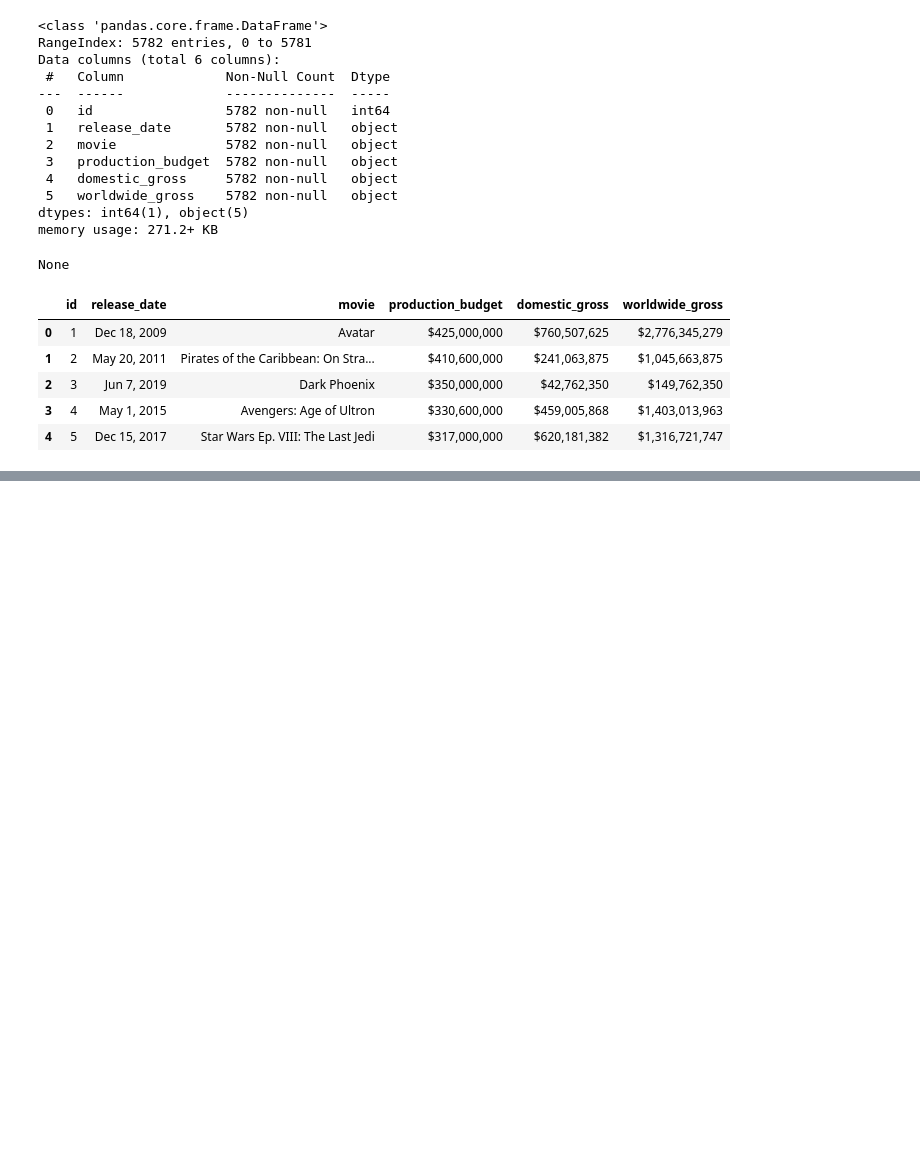
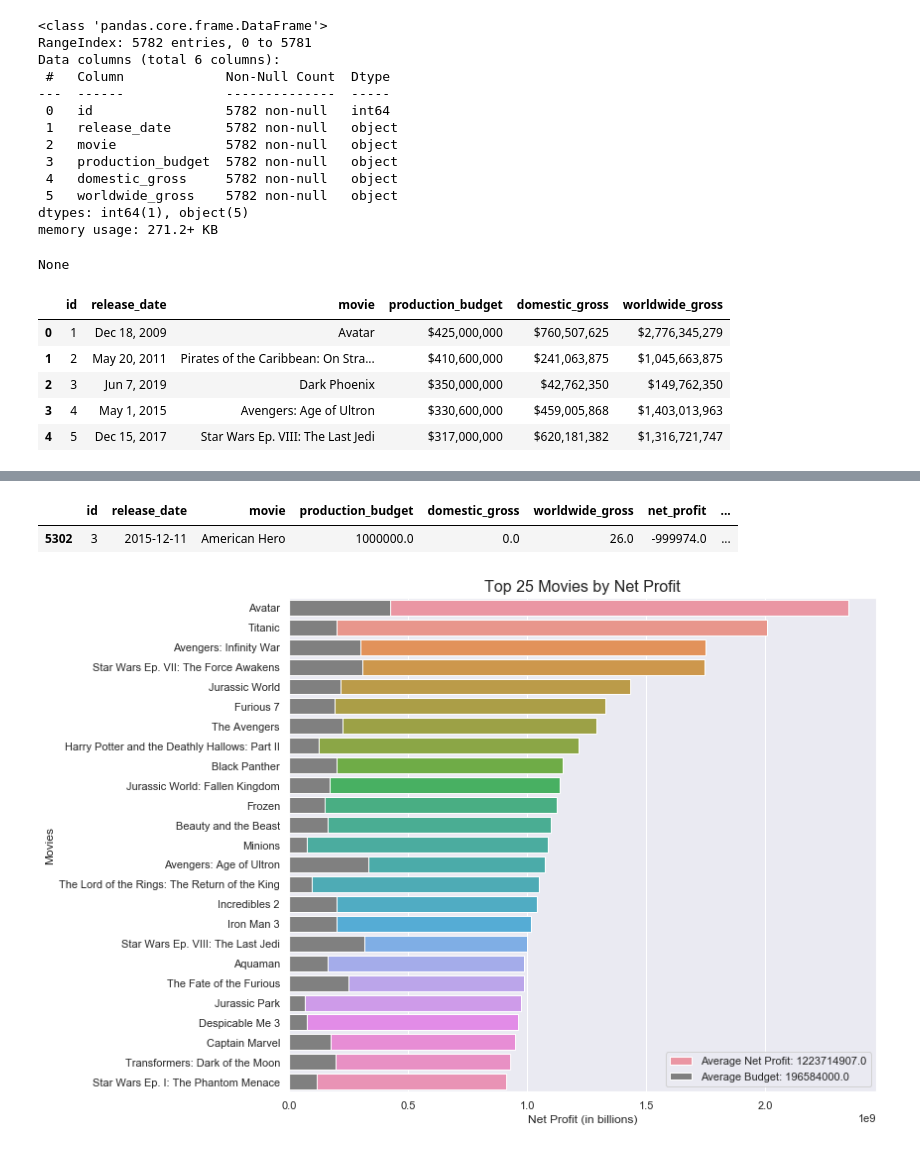
Before and after one commit to dbarth411/Explorory-Data-Analysis-Movie-Industry, a Jupyter notebook: student.ipynb, the cells around one changed output, grey strips where cells are left out. Drawn from its saved outputs; the diff is of its cells as text; code cells hidden in the pictures; blank space fills up the shorter version.

Commit message:
Movie Industry Analysis

```diff
--- a/student.ipynb
+++ b/student.ipynb
@@ -684,0 +688,5 @@ Index(['id', 'release_date', 'movie', 'production_budget', 'domestic_gross',
+# %%
+#Convert release_date to datetime format
+movie_budgets_df['release_date'] = pd.to_datetime(movie_budgets_df['release_date'])
+#Ensure changes worked
+movie_budgets_df.info()
@@ -684,0 +707,4 @@ Index(['id', 'release_date', 'movie', 'production_budget', 'domestic_gross',
+# %%
+#Drop any duplicates
+movie_budgets_df.drop_duplicates(subset=['movie', 'release_date'], keep='first', inplace=True)
+movie_budgets_df.info()
@@ -684,0 +727,7 @@ Index(['id', 'release_date', 'movie', 'production_budget', 'domestic_gross',
+# %%
+#Create two new columns: gross_profit and profit_margin (Drop any movies with 0 gross revenue)
+movie_budgets_df['net_profit'] = movie_budgets_df['worldwide_gross'] - movie_budgets_df['production_budget']
+movie_budgets_df['profit_margin'] = round(movie_budgets_df['net_profit'] / movie_budgets_df['worldwide_gross'], 4)
+movie_budgets_df.profit_margin.replace(-np.inf, np.nan, inplace=True)
+movie_budgets_df.dropna(inplace=True)
+movie_budgets_df.head()
@@ -684,0 +741,24 @@ Index(['id', 'release_date', 'movie', 'production_budget', 'domestic_gross',
+# %%
+movie_budgets_df[movie_budgets_df['profit_margin'] == movie_budgets_df.profit_margin.min()]
+# %% [output]
+|  | id | release_date | movie | production_budget | domestic_gross | worldwide_gross | net_profit | ... |
+| 5302 | 3 | 2015-12-11 | American Hero | 1000000.0 | 0.0 | 26.0 | -999974.0 | ... |
+# %%
+#Sort by gross_profit to see most successful movies
+top_25_net_profit = movie_budgets_df.sort_values(by='net_profit', ascending=False)[:25]
+# %%
+plt.figure(figsize=(12, 8))
+sns.set(style='darkgrid')
+sns.barplot(top_25_net_profit['net_profit'], top_25_net_profit['movie'],
+            label='Average Net Profit: {}'.format(round(top_25_net_profit['net_profit'].mean(), 0)))
+sns.barplot(top_25_net_profit['production_budget'], top_25_net_profit['movie'], color='gray',
+            label='Average Budget: {}'.format(top_25_net_profit['production_budget'].mean()))
+plt.title('Top 25 Movies by Net Profit', fontsize=16)
+plt.xlabel('Net Profit (in billions)')
+plt.ylabel('Movies')
+plt.legend()
+plt.tight_layout()
+plt.savefig('Images/Question1_top25movies.png')
+plt.show()
+# %% [output]
+[figure, added]
```
Also changed, not shown: parts of 51 cells of this notebook, 3 other files.
